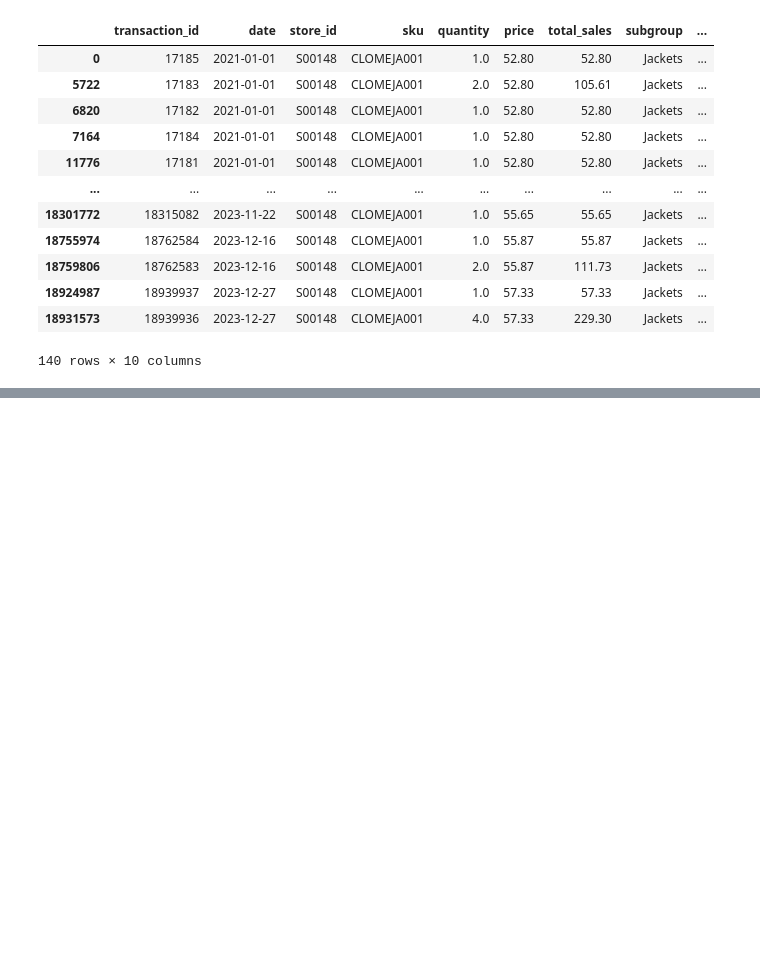
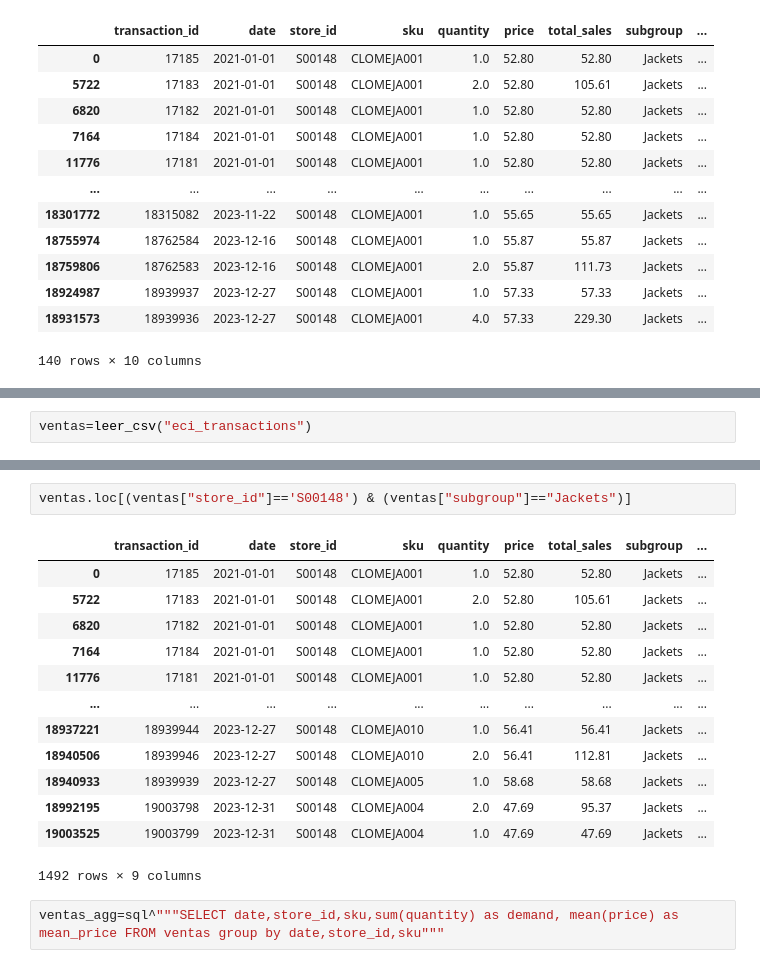
Before and after one commit to Emiliano-Torres/proyecto_eci, a Jupyter notebook: DataProcessing.ipynb, the cells around one changed output, grey strips where cells are left out. Cells and saved outputs as stored; diff of their text form; blank space fills up the shorter version.

```diff
--- a/DataProcessing.ipynb
+++ b/DataProcessing.ipynb
@@ -257,0 +246,2 @@ ventas.loc[(ventas["sku"]=="CLOMEJA001") & (ventas["store_id"]=="S00148") ]
+# %%
+ventas=leer_csv("eci_transactions")
@@ -257,0 +264,18 @@ ventas.loc[(ventas["sku"]=="CLOMEJA001") & (ventas["store_id"]=="S00148") ]
+# %%
+ventas.loc[(ventas["store_id"]=='S00148') & (ventas["subgroup"]=="Jackets")]
+# %% [output]
+|  | transaction_id | date | store_id | sku | quantity | price | total_sales | subgroup | ... |
+| 0 | 17185 | 2021-01-01 | S00148 | CLOMEJA001 | 1.0 | 52.80 | 52.80 | Jackets | ... |
+| 5722 | 17183 | 2021-01-01 | S00148 | CLOMEJA001 | 2.0 | 52.80 | 105.61 | Jackets | ... |
+| 6820 | 17182 | 2021-01-01 | S00148 | CLOMEJA001 | 1.0 | 52.80 | 52.80 | Jackets | ... |
+| 7164 | 17184 | 2021-01-01 | S00148 | CLOMEJA001 | 1.0 | 52.80 | 52.80 | Jackets | ... |
+| 11776 | 17181 | 2021-01-01 | S00148 | CLOMEJA001 | 1.0 | 52.80 | 52.80 | Jackets | ... |
+| ... | ... | ... | ... | ... | ... | ... | ... | ... | ... |
+| 18937221 | 18939944 | 2023-12-27 | S00148 | CLOMEJA010 | 1.0 | 56.41 | 56.41 | Jackets | ... |
+| 18940506 | 18939946 | 2023-12-27 | S00148 | CLOMEJA010 | 2.0 | 56.41 | 112.81 | Jackets | ... |
+| 18940933 | 18939939 | 2023-12-27 | S00148 | CLOMEJA005 | 1.0 | 58.68 | 58.68 | Jackets | ... |
+| 18992195 | 19003798 | 2023-12-31 | S00148 | CLOMEJA004 | 2.0 | 47.69 | 95.37 | Jackets | ... |
+| 19003525 | 19003799 | 2023-12-31 | S00148 | CLOMEJA004 | 1.0 | 47.69 | 47.69 | Jackets | ... |
+1492 rows × 9 columns
+# %%
+ventas_agg=sql^"""SELECT date,store_id,sku,sum(quantity) as demand, mean(price) as mean_price FROM ventas group by date,store_id,sku"""
```
Also changed, not shown: parts of 14 cells of this notebook, 1 other file.
